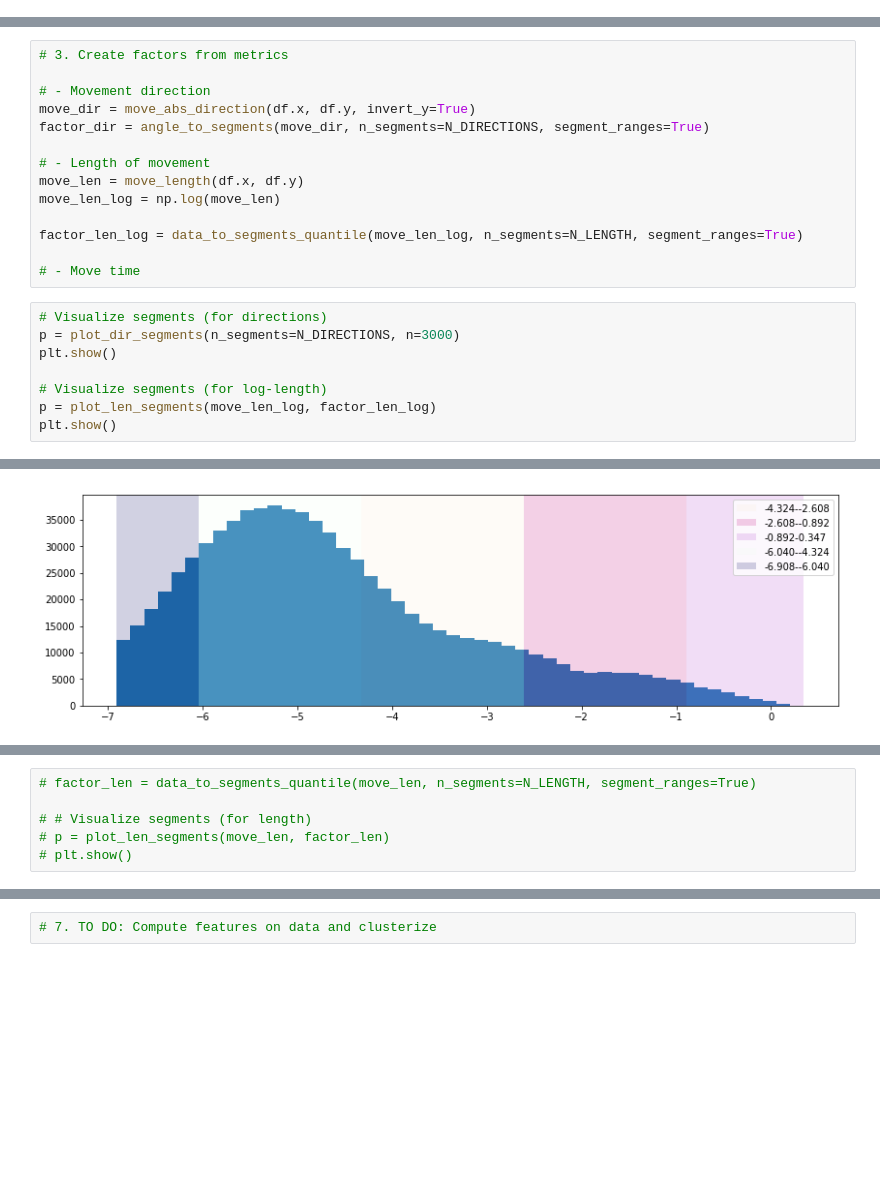
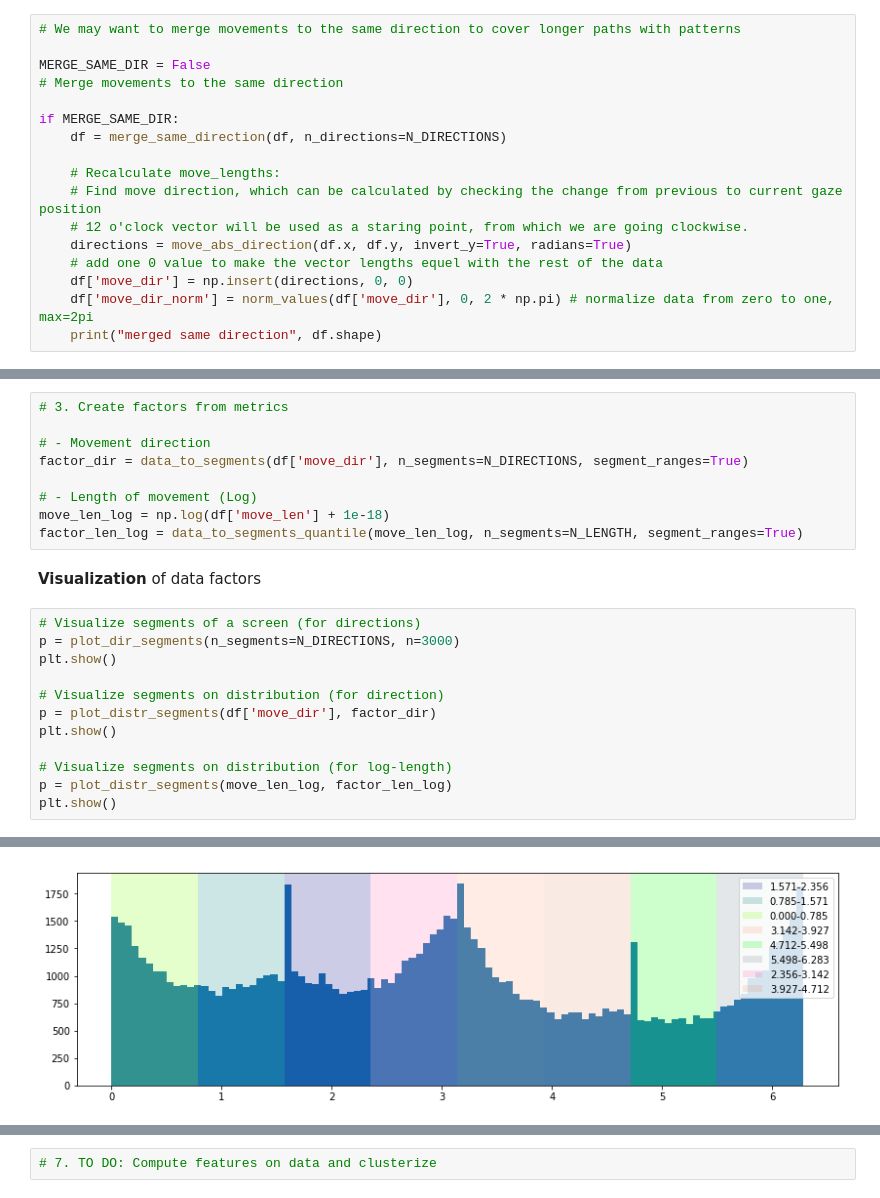
Before and after one commit to taneta/patterns, a Jupyter notebook: patterns_strings.ipynb, the cells around one changed output, grey strips where cells are left out. Saved outputs shown, nothing was run; the diff lists cells and outputs as text; blank space fills up the shorter version.

Commit message:
demo data

```diff
--- a/patterns_strings.ipynb
+++ b/patterns_strings.ipynb
@@ -52,0 +52,17 @@ raw_df.head()
+# %%
+# We may want to merge movements to the same direction to cover longer paths with patterns
+
+MERGE_SAME_DIR = False
+# Merge movements to the same direction
+
+if MERGE_SAME_DIR:
+    df = merge_same_direction(df, n_directions=N_DIRECTIONS)
+
+    # Recalculate move_lengths:
+    # Find move direction, which can be calculated by checking the change from previous to current gaze position
+    # 12 o'clock vector will be used as a staring point, from which we are going clockwise.
+    directions = move_abs_direction(df.x, df.y, invert_y=True, radians=True)
+    # add one 0 value to make the vector lengths equel with the rest of the data
+    df['move_dir'] = np.insert(directions, 0, 0)
+    df['move_dir_norm'] = norm_values(df['move_dir'], 0, 2 * np.pi) # normalize data from zero to one, max=2pi
+    print("merged same direction", df.shape)
@@ -100,24 +79,25 @@ merged same direction (804827, 9)
 # 3. Create factors from metrics
 
 # - Movement direction
-move_dir = move_abs_direction(df.x, df.y, invert_y=True)
-factor_dir = angle_to_segments(move_dir, n_segments=N_DIRECTIONS, segment_ranges=True)
+factor_dir = data_to_segments(df['move_dir'], n_segments=N_DIRECTIONS, segment_ranges=True)
 
-# - Length of movement
-move_len = move_length(df.x, df.y)
-move_len_log = np.log(move_len)
-
+# - Length of movement (Log)
+move_len_log = np.log(df['move_len'] + 1e-18)
 factor_len_log = data_to_segments_quantile(move_len_log, n_segments=N_LENGTH, segment_ranges=True)
-
-# - Move time
+# %% [markdown]
+<b>Visualization</b> of data factors
 # %%
-# Visualize segments (for directions)
+# Visualize segments of a screen (for directions)
 p = plot_dir_segments(n_segments=N_DIRECTIONS, n=3000)
 plt.show()
 
-# Visualize segments (for log-length)
-p = plot_len_segments(move_len_log, factor_len_log)
+# Visualize segments on distribution (for direction)
+p = plot_distr_segments(df['move_dir'], factor_dir)
 plt.show()
+
+# Visualize segments on distribution (for log-length)
+p = plot_distr_segments(move_len_log, factor_len_log)
+plt.show()
 # %% [output]
 [figure]
-[figure, old version]
+[figure, new version]
@@ -124,9 +105,3 @@ plt.show()
-# %%
-# factor_len = data_to_segments_quantile(move_len, n_segments=N_LENGTH, segment_ranges=True)
-
-# # Visualize segments (for length)
-# p = plot_len_segments(move_len, factor_len)
-# plt.show()
 # %%
 # 4. Convert factors to sequences
 seq, codes = code_factors_in_chars([factor_dir, factor_len_log])
```
Also changed, not shown: parts of 15 cells of this notebook, 8 other files.
